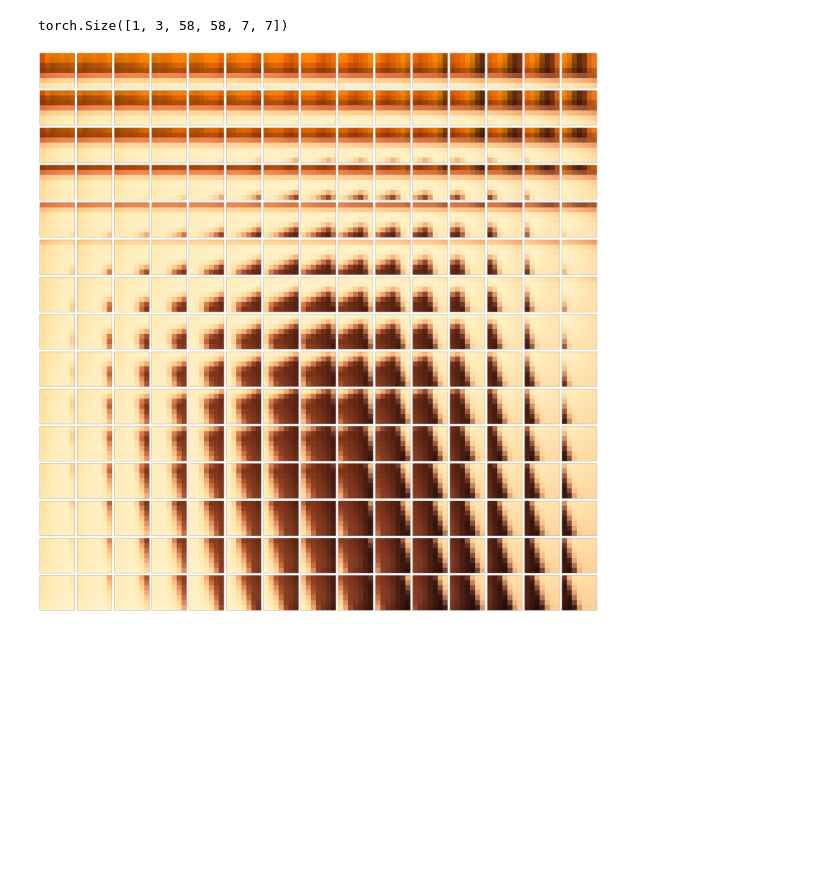
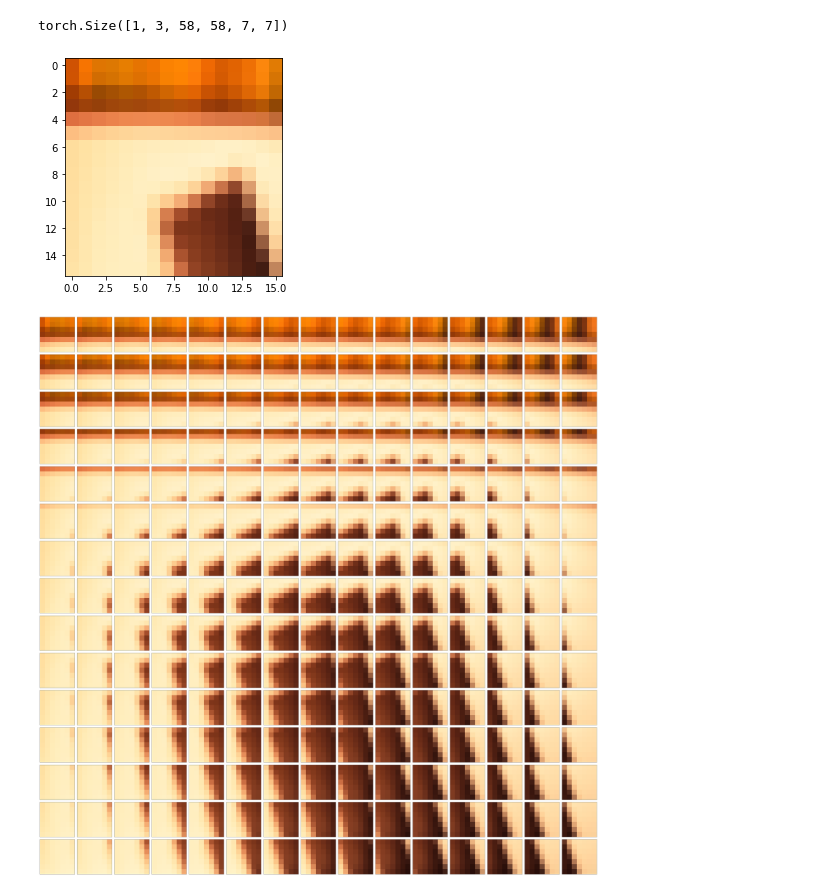
Before and after one commit to shimopino/papers-challenge, a Jupyter notebook: src/stand_alone_self_sttention.ipynb, the cells around one changed output. Saved outputs shown, nothing was run; the diff lists cells and outputs as text; code cells hidden in the pictures; blank space fills up the shorter version.

```diff
--- a/src/stand_alone_self_sttention.ipynb
+++ b/src/stand_alone_self_sttention.ipynb
@@ -67,6 +68,10 @@ def imshow_patch(sample, h_start=0, w_start=0, nh=5, nw=5):
         for ncol in range(nw):
             sample_batch = sample_batches[:, :, nrow, ncol, :, :]
             axes[nrow, ncol].imshow(transforms.ToPILImage()(sample_batch.squeeze(0)))
+# %%
+imshow_tensor(sample[:, :, 0:16, 0:16])
+# %% [output]
+[figure, added]
 # %%
 imshow_patch(sample_unfold, 0, 0, 15, 15)
 # %% [output]
```
Also changed, not shown: parts of 4 cells of this notebook.
